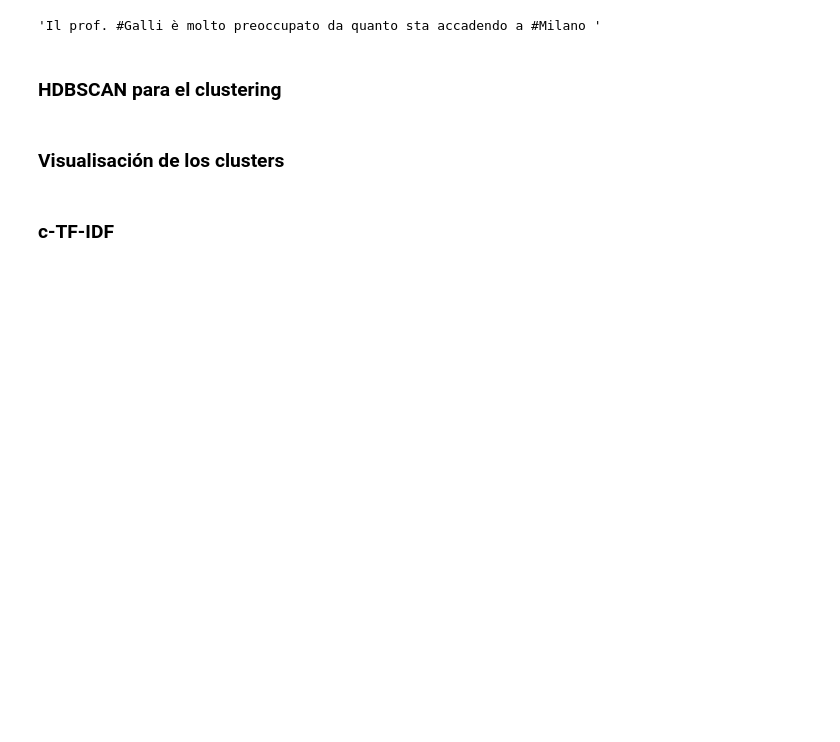
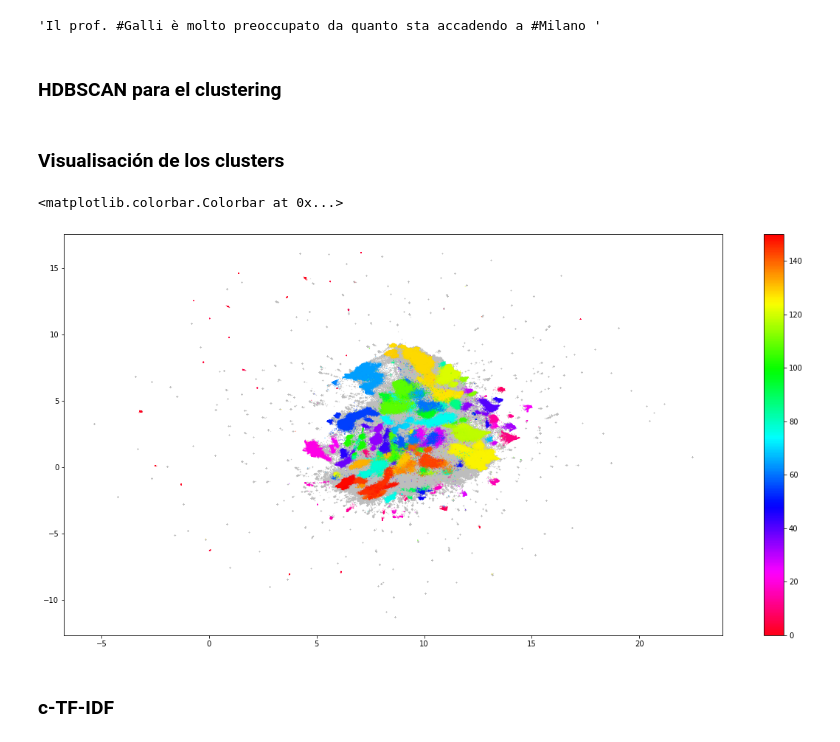
Before and after one commit to imsarmiento/NLP_202110, a Jupyter notebook: Stage2/topics_italian_v2.ipynb, the cells around one changed output. Cells and saved outputs as stored; diff of their text form; code cells hidden in the pictures; blank space fills up the shorter version.

```diff
--- a/Stage2/topics_italian_v2.ipynb
+++ b/Stage2/topics_italian_v2.ipynb
@@ -61,6 +61,10 @@ raw_texts[0]
 
 with open(umap_italian_embeddings_path, "rb") as output_file:
     umap_embeddings = pk.load(output_file)
+
+
+with open("models_hpc/umap_ita_graph.pickle", "rb") as output_file:
+    umap_graph = pk.load(output_file)
 # %% [markdown]
 ### HDBSCAN para el clustering
 # %%
@@ -74,18 +78,21 @@ cluster = hdbscan.HDBSCAN(min_cluster_size=70,
 # %%
 import matplotlib.pyplot as plt
 
 # Prepare data
-umap_data = umap.UMAP(n_neighbors=30, n_components=2, min_dist=0.0, metric='cosine').fit_transform(umap_embeddings)
+umap_data = umap_graph
 result = pd.DataFrame(umap_data, columns=['x', 'y'])
 result['labels'] = cluster.labels_
 
 # Visualize clusters
 fig, ax = plt.subplots(figsize=(20, 10))
 outliers = result.loc[result.labels == -1, :]
 clustered = result.loc[result.labels != -1, :]
 plt.scatter(outliers.x, outliers.y, color='#BDBDBD', s=0.05)
 plt.scatter(clustered.x, clustered.y, c=clustered.labels, s=0.05, cmap='hsv_r')
 plt.colorbar()
+# %% [output]
+<matplotlib.colorbar.Colorbar at 0x...>
+[figure, added]
 # %% [markdown]
 ### c-TF-IDF
 # %%
```
Also changed, not shown: parts of 7 cells of this notebook, 1 other file.
